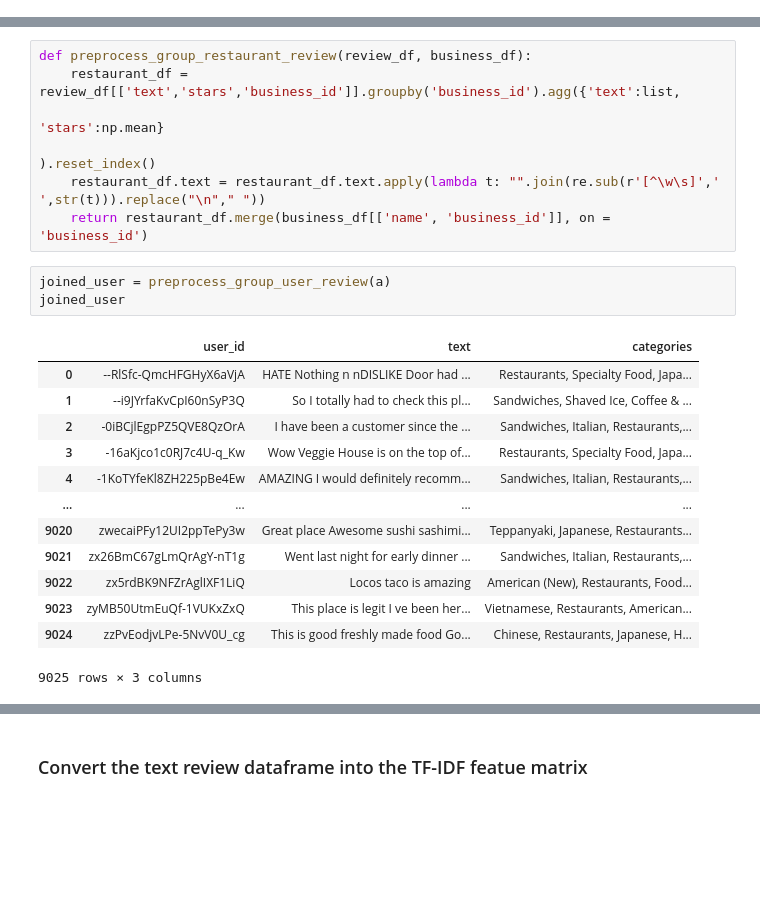
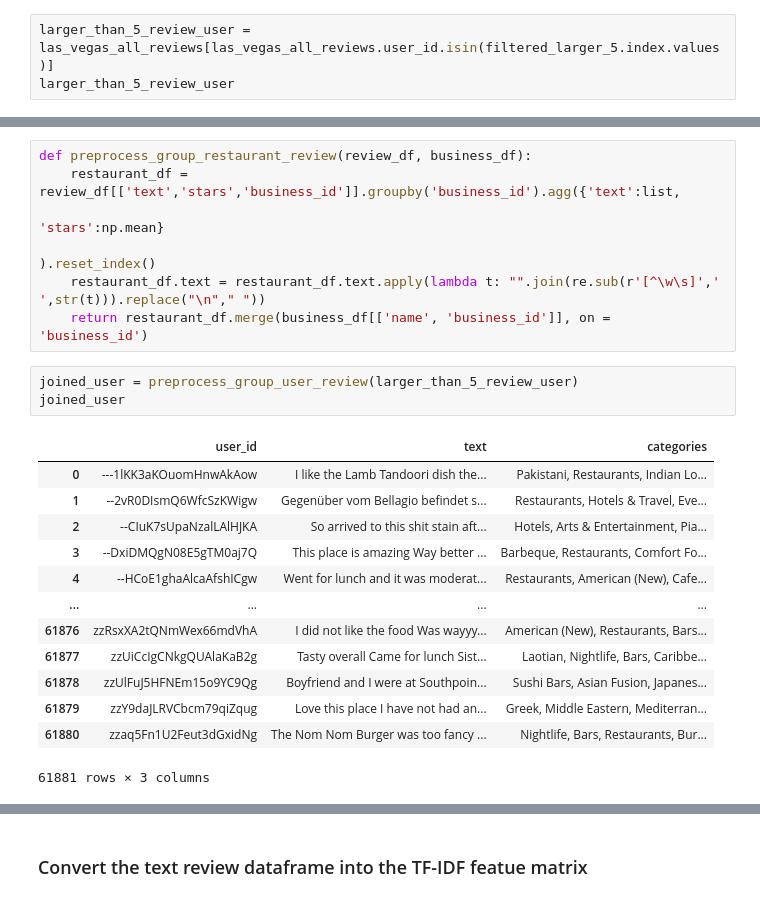
Before and after one commit to Lannnnnnn/LA-Restaurant-recommend, a Jupyter notebook: notebooks/TF-IDF content-based recommendation.ipynb, the cells around one changed output, grey strips where cells are left out. Cells and saved outputs as stored; diff of their text form; blank space fills up the shorter version.

```diff
--- a/notebooks/TF-IDF content-based recommendation.ipynb
+++ b/notebooks/TF-IDF content-based recommendation.ipynb
@@ -20,3 +20,6 @@ restaurants_business = business[business.categories.str.contains("Restaurants")]
 business_city = restaurants_business[restaurants_business.city == 'Las Vegas']
 bus_rev_city = business_city.merge(reviews, on = 'business_id')
 bus_rev_city = bus_rev_city.drop(columns = ['Unnamed: 0'])
+# %%
+larger_than_5_review_user = las_vegas_all_reviews[las_vegas_all_reviews.user_id.isin(filtered_larger_5.index.values)]
+larger_than_5_review_user
@@ -53,20 +72,20 @@ def preprocess_group_restaurant_review(review_df, business_df):
     restaurant_df.text = restaurant_df.text.apply(lambda t: "".join(re.sub(r'[^\w\s]',' ',str(t))).replace("\n"," "))
     return restaurant_df.merge(business_df[['name', 'business_id']], on = 'business_id')
 # %%
-joined_user = preprocess_group_user_review(a)
+joined_user = preprocess_group_user_review(larger_than_5_review_user)
 joined_user
 # %% [output]
 |  | user_id | text | categories |
-| 0 | --RlSfc-QmcHFGHyX6aVjA | HATE Nothing n nDISLIKE Door had ... | Restaurants, Specialty Food, Japa... |
-| 1 | --i9JYrfaKvCpI60nSyP3Q | So I totally had to check this pl... | Sandwiches, Shaved Ice, Coffee & ... |
-| 2 | -0iBCjlEgpPZ5QVE8QzOrA | I have been a customer since the ... | Sandwiches, Italian, Restaurants,... |
-| 3 | -16aKjco1c0RJ7c4U-q_Kw | Wow Veggie House is on the top of... | Restaurants, Specialty Food, Japa... |
-| 4 | -1KoTYfeKl8ZH225pBe4Ew | AMAZING I would definitely recomm... | Sandwiches, Italian, Restaurants,... |
+| 0 | ---1lKK3aKOuomHnwAkAow | I like the Lamb Tandoori dish the... | Pakistani, Restaurants, Indian Lo... |
+| 1 | --2vR0DIsmQ6WfcSzKWigw | Gegenüber vom Bellagio befindet s... | Restaurants, Hotels & Travel, Eve... |
+| 2 | --CIuK7sUpaNzalLAlHJKA | So arrived to this shit stain aft... | Hotels, Arts & Entertainment, Pia... |
+| 3 | --DxiDMQgN08E5gTM0aj7Q | This place is amazing Way better ... | Barbeque, Restaurants, Comfort Fo... |
+| 4 | --HCoE1ghaAlcaAfshICgw | Went for lunch and it was moderat... | Restaurants, American (New), Cafe... |
 | ... | ... | ... | ... |
-| 9020 | zwecaiPFy12UI2ppTePy3w | Great place Awesome sushi sashimi... | Teppanyaki, Japanese, Restaurants... |
-| 9021 | zx26BmC67gLmQrAgY-nT1g | Went last night for early dinner ... | Sandwiches, Italian, Restaurants,... |
-| 9022 | zx5rdBK9NFZrAglIXF1LiQ | Locos taco is amazing | American (New), Restaurants, Food... |
-| 9023 | zyMB50UtmEuQf-1VUKxZxQ | This place is legit I ve been her... | Vietnamese, Restaurants, American... |
-| 9024 | zzPvEodjvLPe-5NvV0U_cg | This is good freshly made food Go... | Chinese, Restaurants, Japanese, H... |
+| 61876 | zzRsxXA2tQNmWex66mdVhA | I did not like the food Was wayyy... | American (New), Restaurants, Bars... |
+| 61877 | zzUiCcIgCNkgQUAlaKaB2g | Tasty overall Came for lunch Sist... | Laotian, Nightlife, Bars, Caribbe... |
+| 61878 | zzUlFuJ5HFNEm15o9YC9Qg | Boyfriend and I were at Southpoin... | Sushi Bars, Asian Fusion, Japanes... |
+| 61879 | zzY9daJLRVCbcm79qiZqug | Love this place I have not had an... | Greek, Middle Eastern, Mediterran... |
+| 61880 | zzaq5Fn1U2Feut3dGxidNg | The Nom Nom Burger was too fancy ... | Nightlife, Bars, Restaurants, Bur... |
-9025 rows × 3 columns
+61881 rows × 3 columns
 # %%
```
Also changed, not shown: parts of 6 cells of this notebook, 1 other file.
